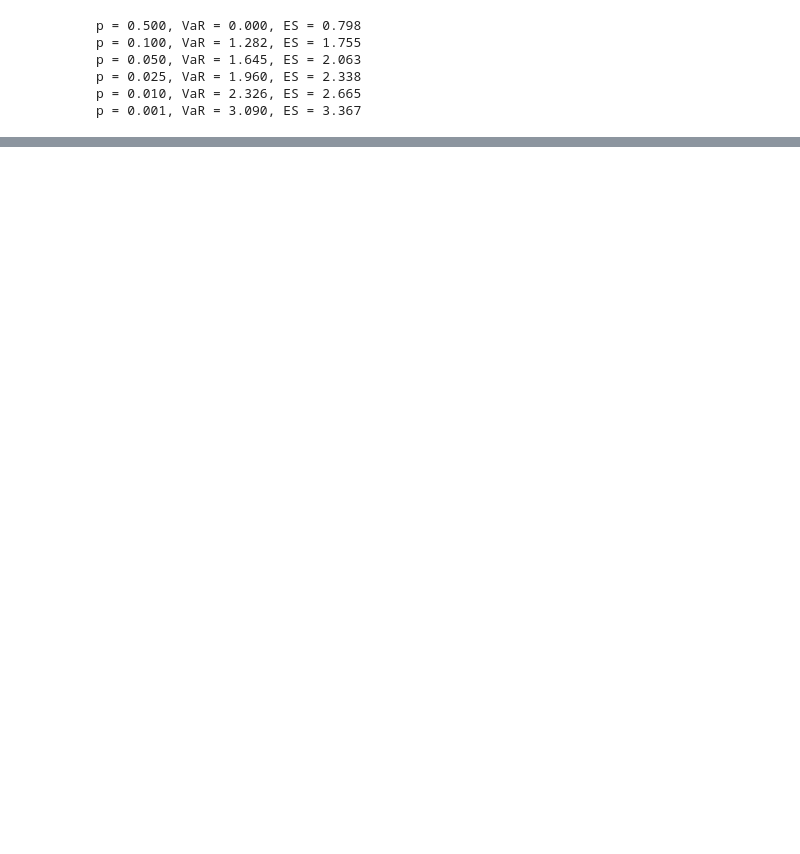
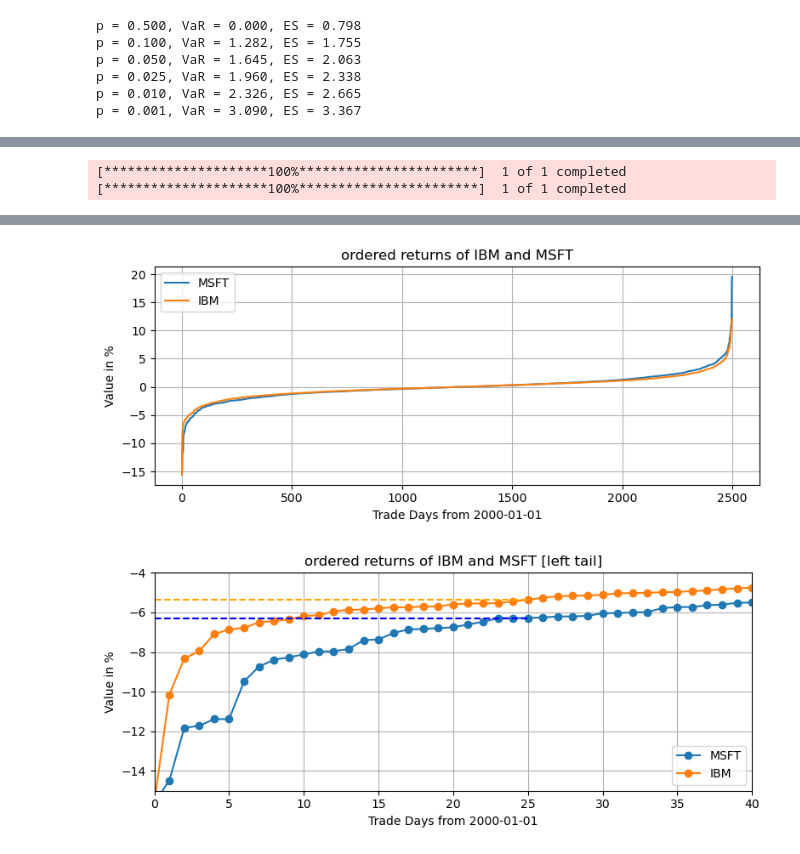
Before and after one commit to OlesMatsyshyn/Risk, a Jupyter notebook: Risk modeling.ipynb, the cells around one changed output, grey strips where cells are left out. Cells and saved outputs as stored; diff of their text form; code cells hidden in the pictures; blank space fills up the shorter version.

```diff
--- a/Risk modeling.ipynb
+++ b/Risk modeling.ipynb
@@ -886,0 +912,78 @@ intuitively preferable to VaR. However, severe practical deficiencies prevent it
+# %%
+# Download Microsoft data from 2000-01-01 to 2009-12-31
+microsoft = yf.download('MSFT', start='2000-01-01', end='2009-12-31')
+
+close_array = microsoft['Close'].values.flatten()
+msft_returns = np.diff(close_array) / close_array[:-1]
+msft_returns = msft_returns - np.mean(msft_returns)
+
+# Download IBM data
+ibm = yf.download('IBM', start='2000-01-01', end='2009-12-31')
+
+close_array_ibm = ibm['Close'].values.flatten()
+ibm_returns = np.diff(close_array_ibm) / close_array_ibm[:-1]
+ibm_returns = ibm_returns - np.mean(ibm_returns)
+
+# Ensure same length is multiple of 100 for VaR
+T = int(100*np.fix(len(msft_returns)/100))
+n_discarded = len(msft_returns) - int(100*np.fix(len(msft_returns)/100))
+K = 2
+# returns
+y = np.zeros((int(100*np.fix(len(msft_returns)/100)), K))
+y[:, 0] = msft_returns[n_discarded:]
+y[:, 1] = ibm_returns[n_discarded:]
+# sorted returns
+y_sorted = np.zeros((int(100*np.fix(len(msft_returns)/100)), K))
+y_sorted[:, 0] = np.sort(msft_returns[n_discarded:])
+y_sorted[:, 1] = np.sort(ibm_returns[n_discarded:])
+
+value = 1000   # portfolio value in usd
+p = 0.01       # VaR parameter
+w = [0.3, 0.7] # portfolio weights
+
+index = int((p) * len(y[:, 0]))
+VaR_msft = -value*y_sorted[index, 0]
+ES_msft = -value*np.mean(y_sorted[:index, 0])
+VaR_ibm = -value*y_sorted[index, 1]
+ES_ibm = -value*np.mean(y_sorted[:index, 1])
+VaR_port = -value*np.dot(w, y_sorted[index, :])
+ES_port = -value*np.dot(w, np.mean(y_sorted[:index, :], axis=0))
+
+print(f"MSFT daily VaR = {VaR_msft:.3f} $")
+print(f"MSFT ES = {ES_msft:.3f} $")
+print(f"IBM daily VaR = {VaR_ibm:.3f} $")
+print(f"IBM ES = {ES_ibm:.3f} $")
+print(f"portfolio daily VaR = {VaR_port:.3f} $")
+print(f"portfolio ES = {ES_port:.3f} $")
+# Plot
+plt.figure(figsize=(8, 3.5))
+plt.plot(100*y_sorted[:, 0] , label='MSFT', linestyle='-')
+plt.plot(100*y_sorted[:, 1] , label='IBM', linestyle='-')
+plt.title('ordered returns of IBM and MSFT')
+plt.xlabel('Trade Days from 2000-01-01')
+plt.ylabel('Value in %')
+plt.grid(True)
+plt.legend()
+plt.tight_layout()
+plt.show()
+
+plt.figure(figsize=(8, 3.5))
+plt.plot(100*y_sorted[:, 0] , label='MSFT', linestyle='-', marker='o')
+plt.plot(100*y_sorted[:, 1] , label='IBM', linestyle='-', marker='o')
+ind = int((0.01) * len(y[:, 0]))
+plt.plot([0, ind], [100*y_sorted[ind,0], 100*y_sorted[ind,0]] , linestyle='--', color='blue')
+plt.plot([0, ind], [100*y_sorted[ind,1], 100*y_sorted[ind,1]] , linestyle='--', color='orange')
+plt.title('ordered returns of IBM and MSFT [left tail]')
+plt.xlabel('Trade Days from 2000-01-01')
+plt.ylabel('Value in %')
+plt.grid(True)
+plt.legend()
+plt.xlim(right=40)
+plt.xlim(left=0)
+plt.ylim(top=-4)
+plt.ylim(bottom=-15)
+plt.tight_layout()
+plt.show()
+# %% [output]
+[*********************100%***********************]  1 of 1 completed
+[*********************100%***********************]  1 of 1 completed
@@ -886,0 +996,2 @@ intuitively preferable to VaR. However, severe practical deficiencies prevent it
+[figure, added]
+[figure, added]
```
Also changed, not shown: parts of 10 cells of this notebook.
